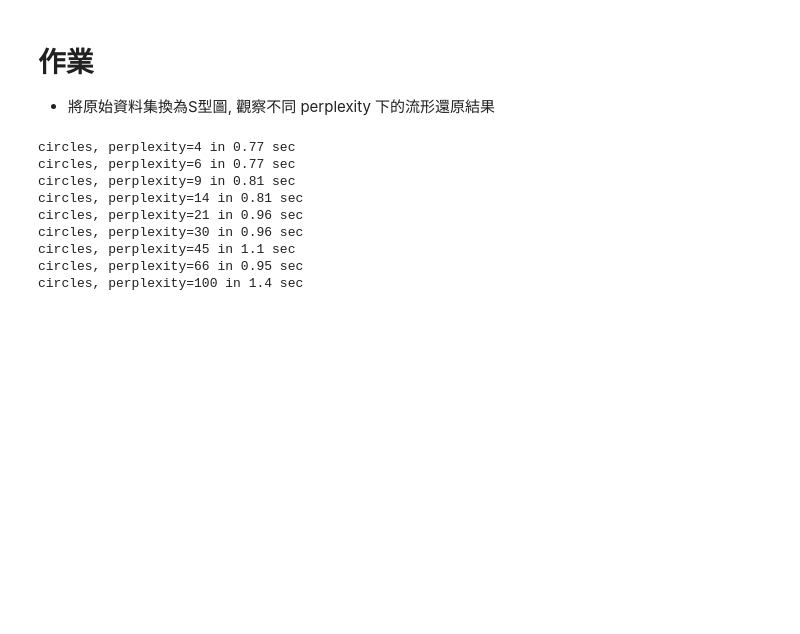
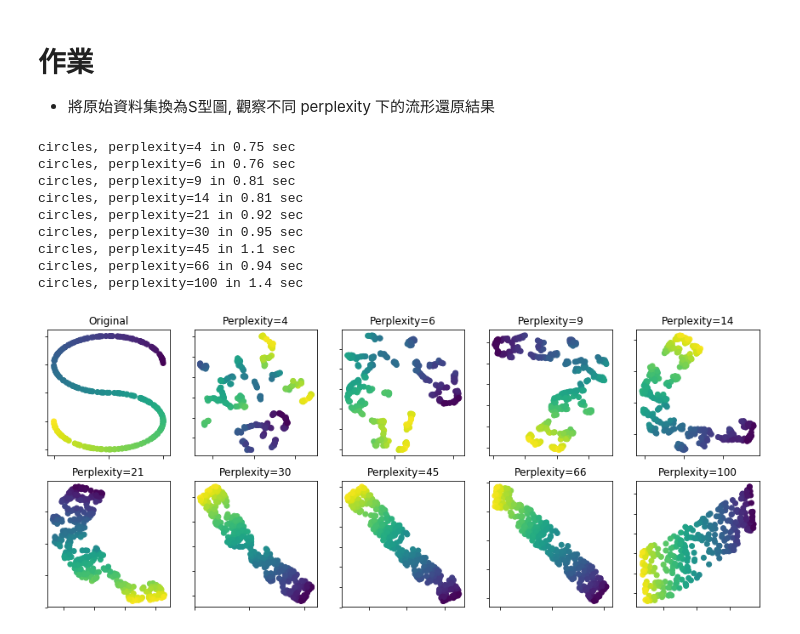
Before and after one commit to clark7511/2nd-ML100Days, a Jupyter notebook: homework/Day_062_tsne_HW.ipynb, the cells around one changed output. Drawn from its saved outputs; the diff is of its cells as text; code cells hidden in the pictures; blank space fills up the shorter version.

```diff
--- a/homework/Day_062_tsne_HW.ipynb
+++ b/homework/Day_062_tsne_HW.ipynb
@@ -44,32 +44,48 @@ plt.axis('tight')
 # 作業
 * 將原始資料集換為S型圖, 觀察不同 perplexity 下的流形還原結果
 # %%
+# 設定模型與繪圖參數
+n_samples = 300
+n_components = 2
+(fig, subplots) = plt.subplots(2, 5, figsize=(15, 6))
+perplexities = [4, 6, 9, 14, 21, 30, 45, 66, 100]
+
+# 設定S曲線資料點
+X, color = datasets.samples_generator.make_s_curve(n_samples, random_state=0)
+# 繪製資料原圖
+ax = subplots[0][0]
+ax.set_title("Original")
+ax.scatter(X[:, 0], X[:, 2], c=color)
+ax.xaxis.set_major_formatter(NullFormatter())
+ax.yaxis.set_major_formatter(NullFormatter())
+plt.axis('tight')
 # 繪製不同 perplexity 下的 t-SNE 流形還原圖 (請注意! 語法也要對應調整)
 for i, perplexity in enumerate(perplexities):
     if i<4:
         ax = subplots[0][i+1]
     else:
         ax = subplots[1][i-4]
 
     t0 = time()
     tsne = manifold.TSNE(n_components=n_components, init='random',
                          random_state=0, perplexity=perplexity)
     Y = tsne.fit_transform(X)
     t1 = time()
     print("circles, perplexity=%d in %.2g sec" % (perplexity, t1 - t0))
     ax.set_title("Perplexity=%d" % perplexity)
     ax.scatter(Y[:, 0], Y[:, 1], c=color)
     ax.xaxis.set_major_formatter(NullFormatter())
     ax.yaxis.set_major_formatter(NullFormatter())
     ax.axis('tight')
-    plt.show()
+plt.show()
 # %% [output]
-circles, perplexity=4 in 0.77 sec
-circles, perplexity=6 in 0.77 sec
+circles, perplexity=4 in 0.75 sec
+circles, perplexity=6 in 0.76 sec
 circles, perplexity=9 in 0.81 sec
 circles, perplexity=14 in 0.81 sec
-circles, perplexity=21 in 0.96 sec
-circles, perplexity=30 in 0.96 sec
+circles, perplexity=21 in 0.92 sec
+circles, perplexity=30 in 0.95 sec
 circles, perplexity=45 in 1.1 sec
-circles, perplexity=66 in 0.95 sec
+circles, perplexity=66 in 0.94 sec
 circles, perplexity=100 in 1.4 sec
+[figure, added]
```
